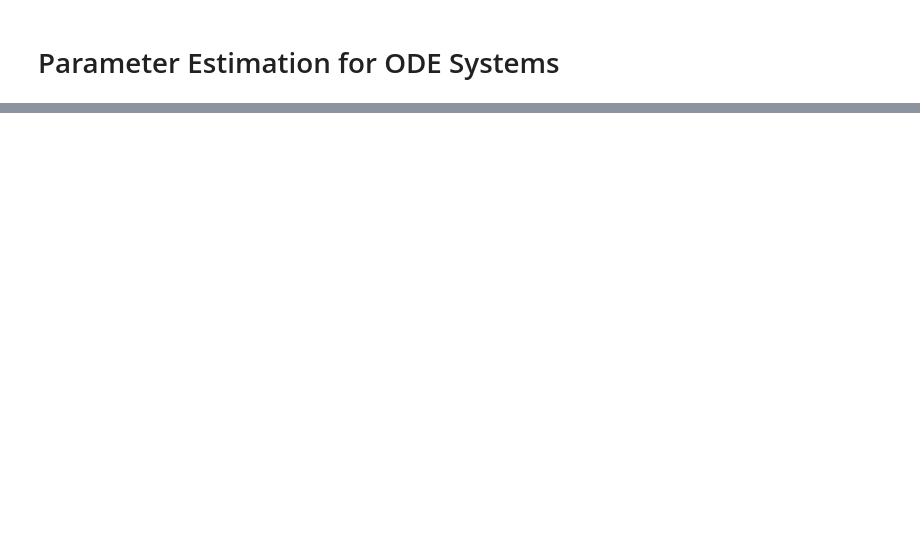
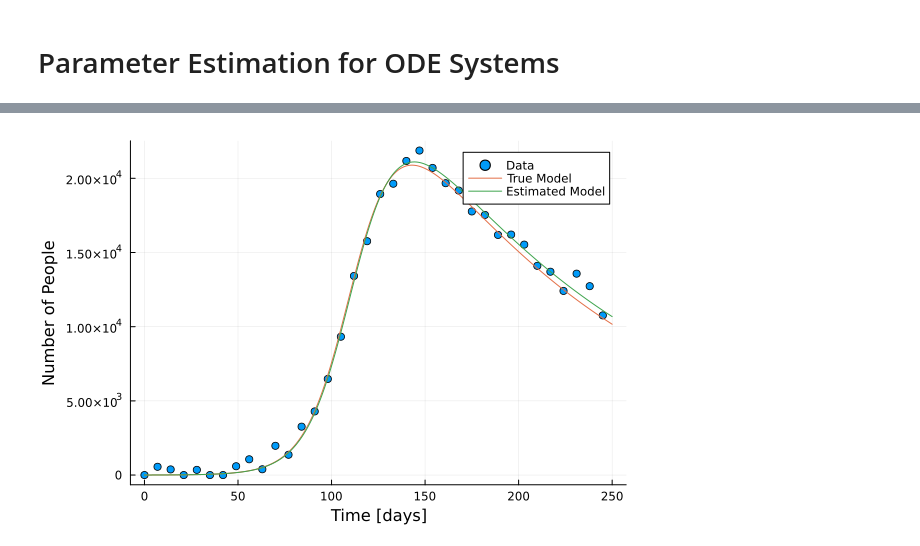
Before and after one commit to Computational-Biology-TUe/Julia-sysbio-workshop, a Jupyter notebook: 03-Dynamic-Modeling/02-Parameter-Estimation.ipynb, the cells around one changed output, grey strips where cells are left out. Cells and saved outputs as stored; diff of their text form; code cells hidden in the pictures; blank space fills up the shorter version.

```diff
--- a/03-Dynamic-Modeling/02-Parameter-Estimation.ipynb
+++ b/03-Dynamic-Modeling/02-Parameter-Estimation.ipynb
@@ -75,0 +77,10 @@ plot(solve(prob))
+# %%
+
+estimated_infections = Array(solve(prob, p=optimization_solution.u, saveat=0:0.1:250))[2,:] .* N
+
+scatter(timepoints, infected, xlabel = "Time [days]", ylabel = "Number of People", labels="Data")
+
+plot!(0:0.1:250, Array(solution(0:0.1:250, idxs=2)) .* N, labels="True Model")
+plot!(0:0.1:250, estimated_infections, labels="Estimated Model")
+# %% [output]
+[figure, added]
```
Also changed, not shown: parts of 9 cells of this notebook, 1 other file.
